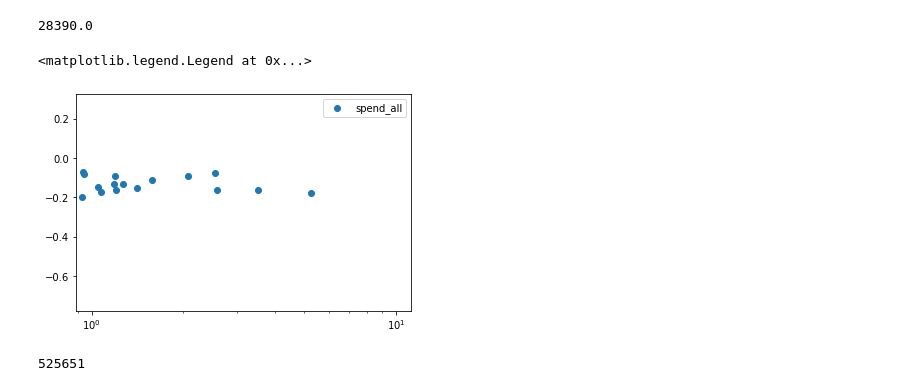
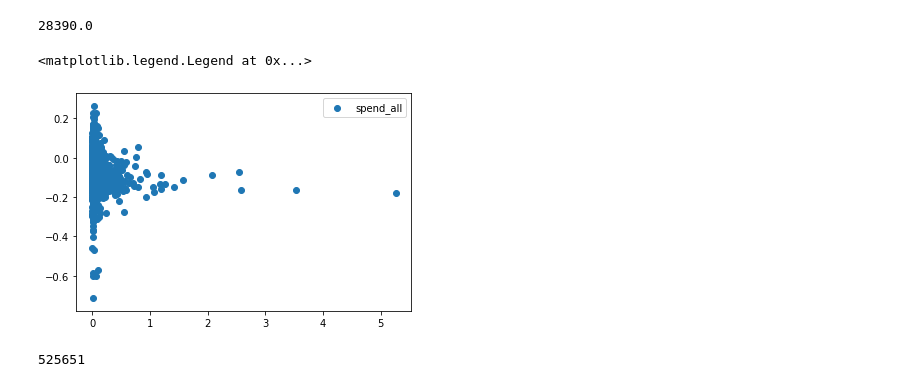
Before and after one commit to aditj/covid-ranking, a Jupyter notebook: notebooks/create_data.ipynb, the cells around one changed output. Cells and saved outputs as stored; diff of their text form; code cells hidden in the pictures.

```diff
--- a/notebooks/create_data.ipynb
+++ b/notebooks/create_data.ipynb
@@ -175,11 +175,10 @@ merged['median_income'].median()
 merged['highincome']=merged['median_income']>30000
 # %%
 plt.scatter(x="casesper100k",y="spend_all",data=merged)
-plt.xscale("log")
 plt.legend()
 # %% [output]
 <matplotlib.legend.Legend at 0x...>
-[figure, old version]
+[figure, new version]
 # %%
 merged[]['cases'].max()
 # %% [output]
```
Also changed, not shown: 1 other file.
